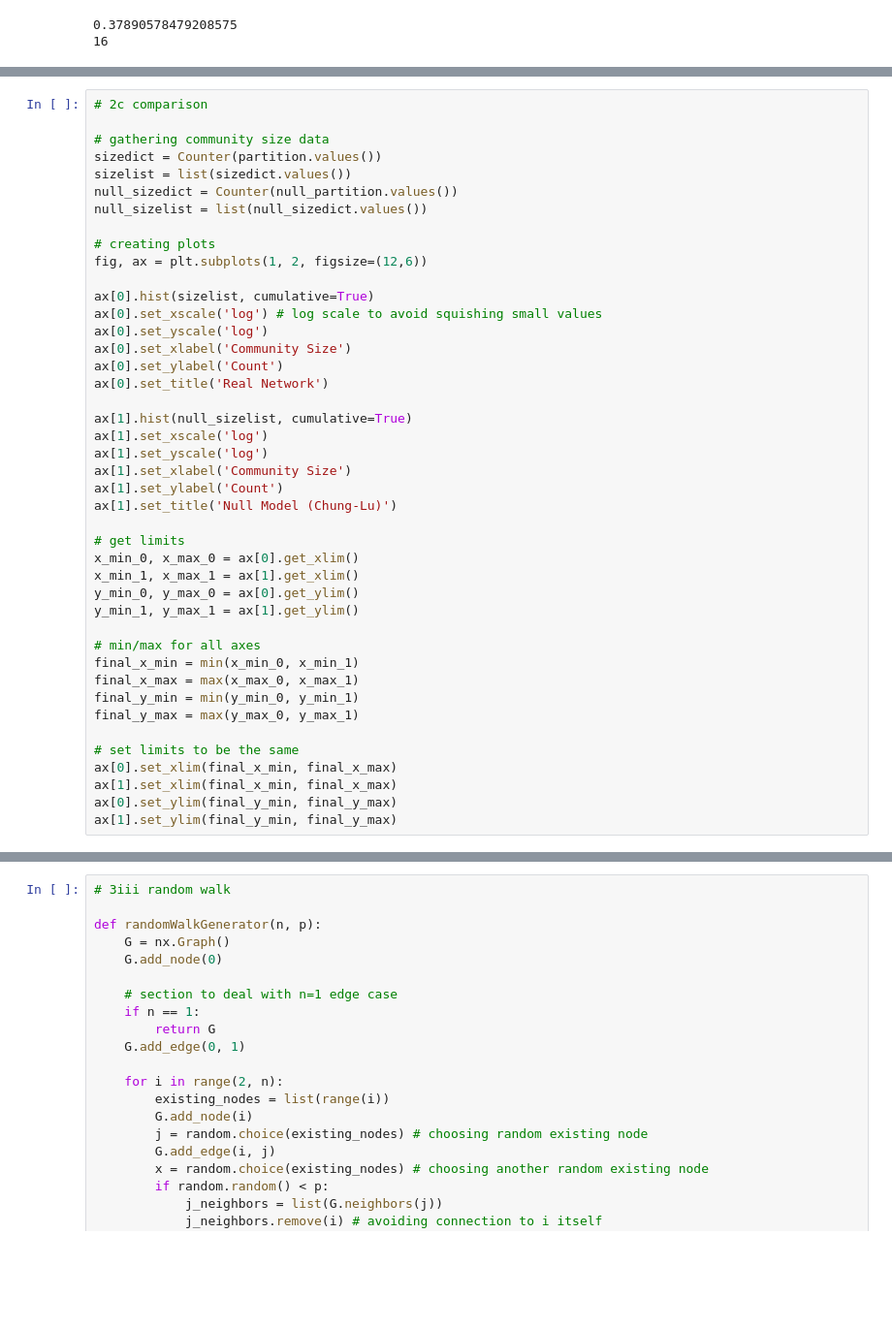
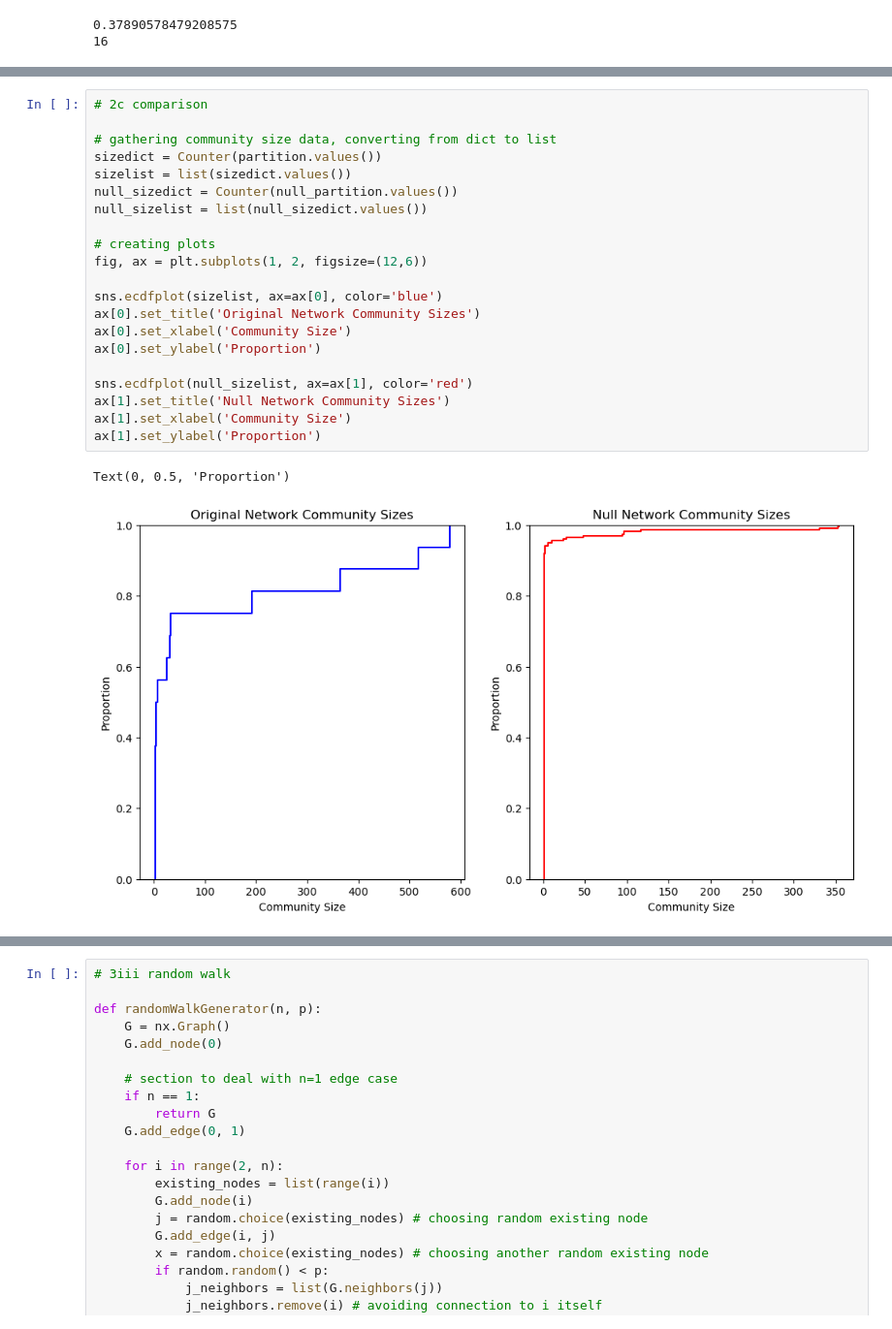
Before and after one commit to caleb-chandler/Assignment-1-CNET5051, a Jupyter notebook: assignment02.ipynb, the cells around one changed output, grey strips where cells are left out. Shown: that part at 97% size. Saved outputs shown, nothing was run; the diff lists cells and outputs as text; blank space fills up the shorter version.

```diff
--- a/assignment02.ipynb
+++ b/assignment02.ipynb
@@ -213,43 +233,24 @@ for community_id, community in enumerate(null_communities):
 # %%
 # 2c comparison
 
-# gathering community size data
+# gathering community size data, converting from dict to list
 sizedict = Counter(partition.values())
 sizelist = list(sizedict.values())
 null_sizedict = Counter(null_partition.values())
 null_sizelist = list(null_sizedict.values())
 
 # creating plots
 fig, ax = plt.subplots(1, 2, figsize=(12,6))
 
-ax[0].hist(sizelist, cumulative=True)
-ax[0].set_xscale('log') # log scale to avoid squishing small values
-ax[0].set_yscale('log')
+sns.ecdfplot(sizelist, ax=ax[0], color='blue')
+ax[0].set_title('Original Network Community Sizes')
 ax[0].set_xlabel('Community Size')
-ax[0].set_ylabel('Count')
-ax[0].set_title('Real Network')
+ax[0].set_ylabel('Proportion')
 
-ax[1].hist(null_sizelist, cumulative=True)
-ax[1].set_xscale('log')
-ax[1].set_yscale('log')
+sns.ecdfplot(null_sizelist, ax=ax[1], color='red')
+ax[1].set_title('Null Network Community Sizes')
 ax[1].set_xlabel('Community Size')
-ax[1].set_ylabel('Count')
-ax[1].set_title('Null Model (Chung-Lu)')
-
-# get limits
-x_min_0, x_max_0 = ax[0].get_xlim()
-x_min_1, x_max_1 = ax[1].get_xlim()
-y_min_0, y_max_0 = ax[0].get_ylim()
-y_min_1, y_max_1 = ax[1].get_ylim()
-
-# min/max for all axes
-final_x_min = min(x_min_0, x_min_1)
-final_x_max = max(x_max_0, x_max_1)
-final_y_min = min(y_min_0, y_min_1)
-final_y_max = max(y_max_0, y_max_1)
-
-# set limits to be the same
-ax[0].set_xlim(final_x_min, final_x_max)
-ax[1].set_xlim(final_x_min, final_x_max)
-ax[0].set_ylim(final_y_min, final_y_max)
-ax[1].set_ylim(final_y_min, final_y_max)
+ax[1].set_ylabel('Proportion')
+# %% [output]
+Text(0, 0.5, 'Proportion')
+[figure, added]
```
Also changed, not shown: parts of 11 cells of this notebook.
